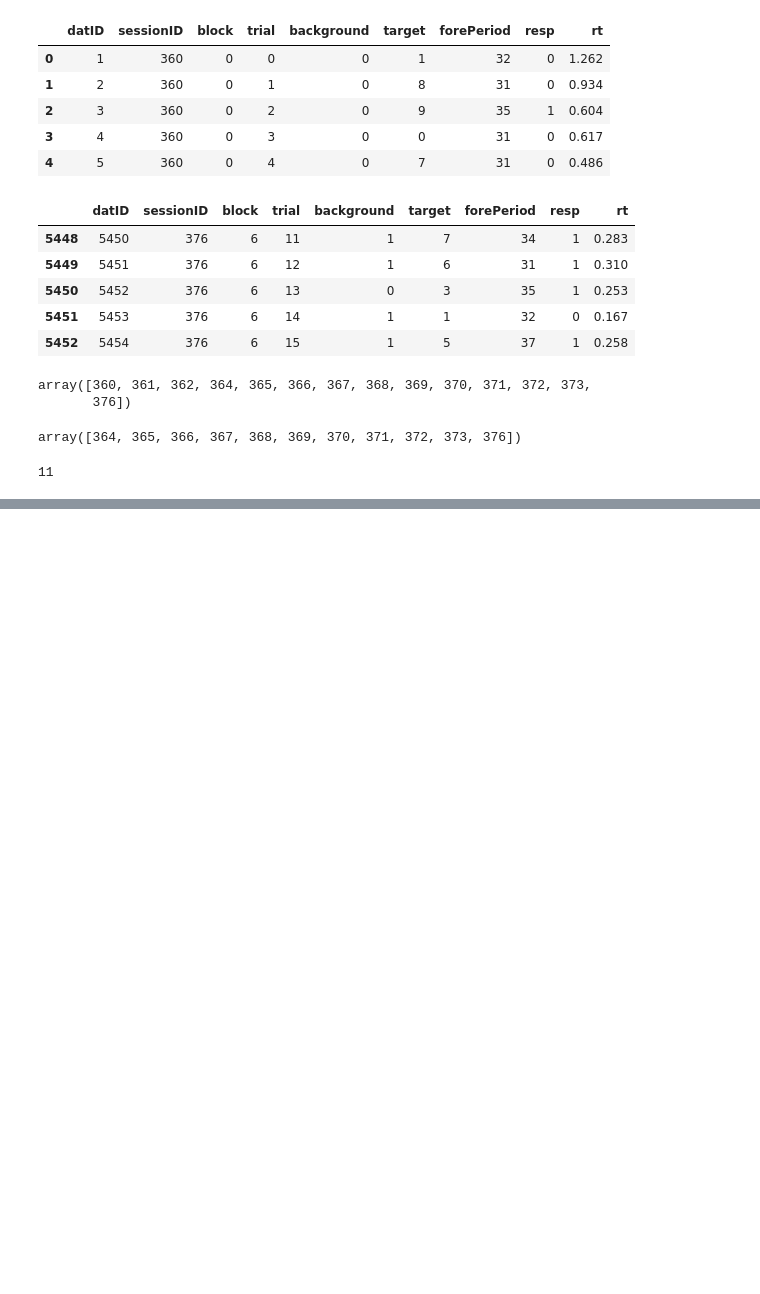
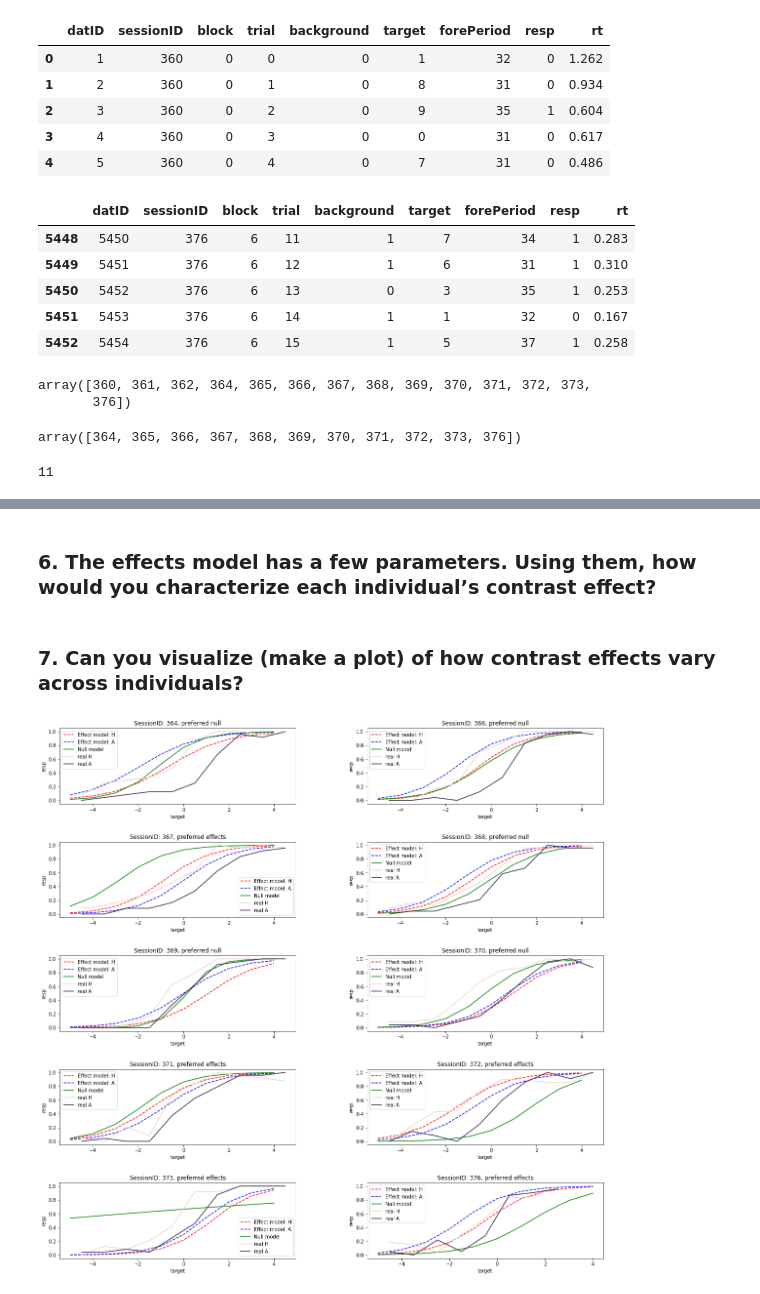
Before and after one commit to jungsunyoo/uci-psych203, a Jupyter notebook: PSYCH203B_A2.ipynb, the cells around one changed output, grey strips where cells are left out. Drawn from its saved outputs; the diff is of its cells as text; code cells hidden in the pictures; blank space fills up the shorter version.

```diff
--- a/PSYCH203B_A2.ipynb
+++ b/PSYCH203B_A2.ipynb
@@ -86,0 +147,4 @@ plt.subplots_adjust(wspace=0.3, hspace=0.5)
+# %%
+def BIC(NLL, k, n): # k = cell mean params # number of observations
+  bic = 2 * NLL + (k*np.log(n))
+  return bic
@@ -86,0 +221,39 @@ plt.subplots_adjust(wspace=0.3, hspace=0.5)
+# %% [markdown]
+### 6. The effects model has a few parameters. Using them, how would you characterize each individual’s contrast effect?
+# %% [markdown]
+### 7. Can you visualize (make a plot) of how contrast effects vary across individuals?
+# %%
+df['target'] -= 4.5
+df['background'] -= 0.5
+# %%
+fig = plt.figure(figsize=(20,20))
+def make_p(q):
+  return 1 / (1+np.exp(-q))
+def new_nll_null(par0,par1, x):
+  q = par0 + par1*x
+  p = make_p(q)
+  return p
+def new_nll_effects(par0,par1,par2, u, x):
+  q = par0 + par1*u + par2*x
+  p = make_p(q)
+  return p
+
+for i, ax in zip(range(len(sessionID)), axs.flat):
+  curr = df.loc[df['sessionID'] == sessionID[i]]
+  curr_param = effects_params[i]
+  x = np.arange(-5,5)
+  plt.subplot(5,2,i+1)
+  plt.plot(x,new_nll_effects(curr_param[0],curr_param[1],curr_param[2],-1/2, x), 'r--')
+  plt.plot(x,new_nll_effects(curr_param[0],curr_param[1],curr_param[2],1/2, x), 'b--')
+  plt.plot(x,new_nll_null(null_params[i][0],null_params[i][1],x), 'g-')
+  # sns.lineplot(data=curr,
+  #              x = 'target',
+  #              y='resp',legend=False, ci=None
+  #              )
+
+  sns.lineplot(data=curr, x = 'target', y='resp', hue='background', legend=False, ci=None)
+  plt.title('SessionID: {}, preferred {}'.format(sessionID[i], prefer[i]))
+  plt.legend(('Effect model: H', 'Effect model: A', 'Null model', 'real H', 'real A'))
+plt.subplots_adjust(wspace=0.3, hspace=0.5)
+# %% [output]
+[figure, added]
```
Also changed, not shown: parts of 19 cells of this notebook.
